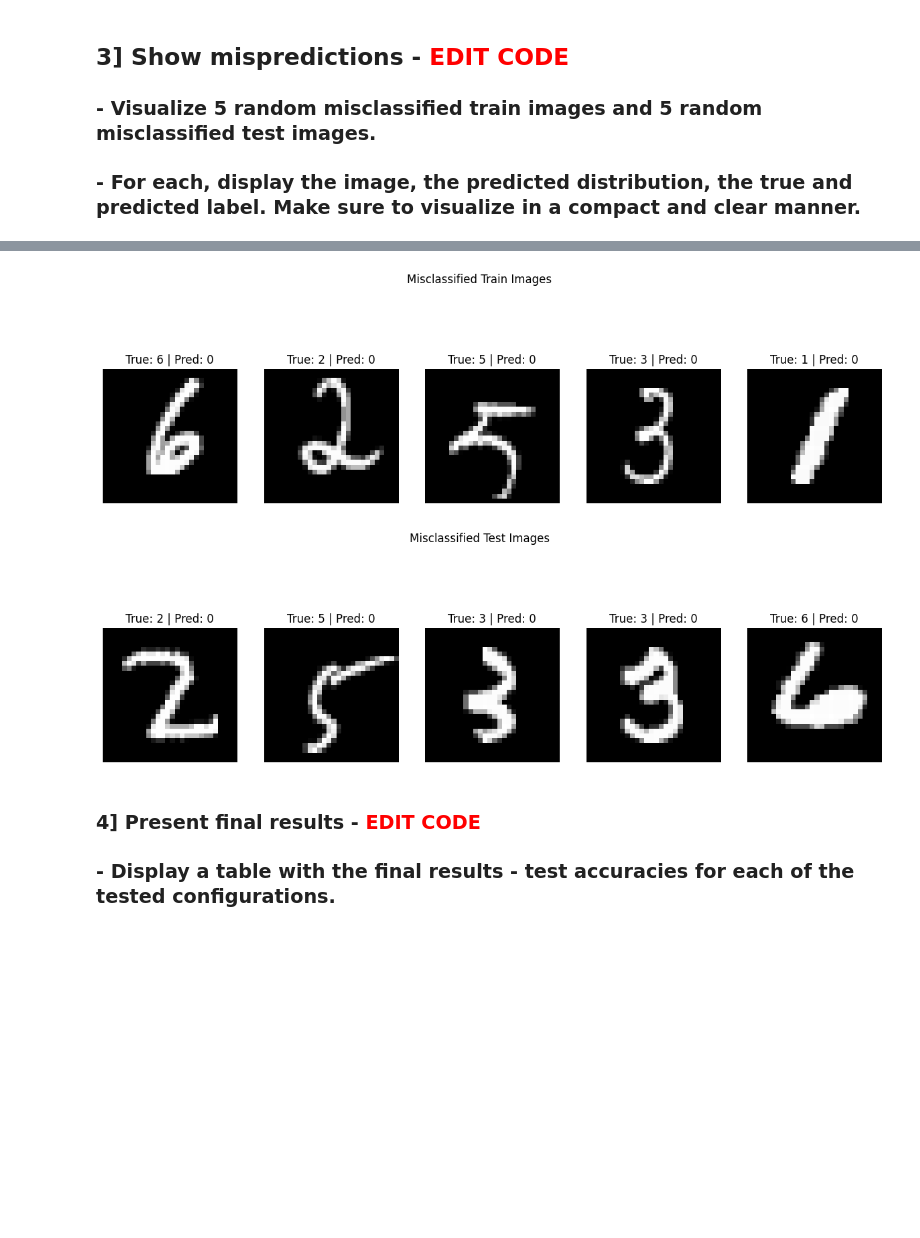
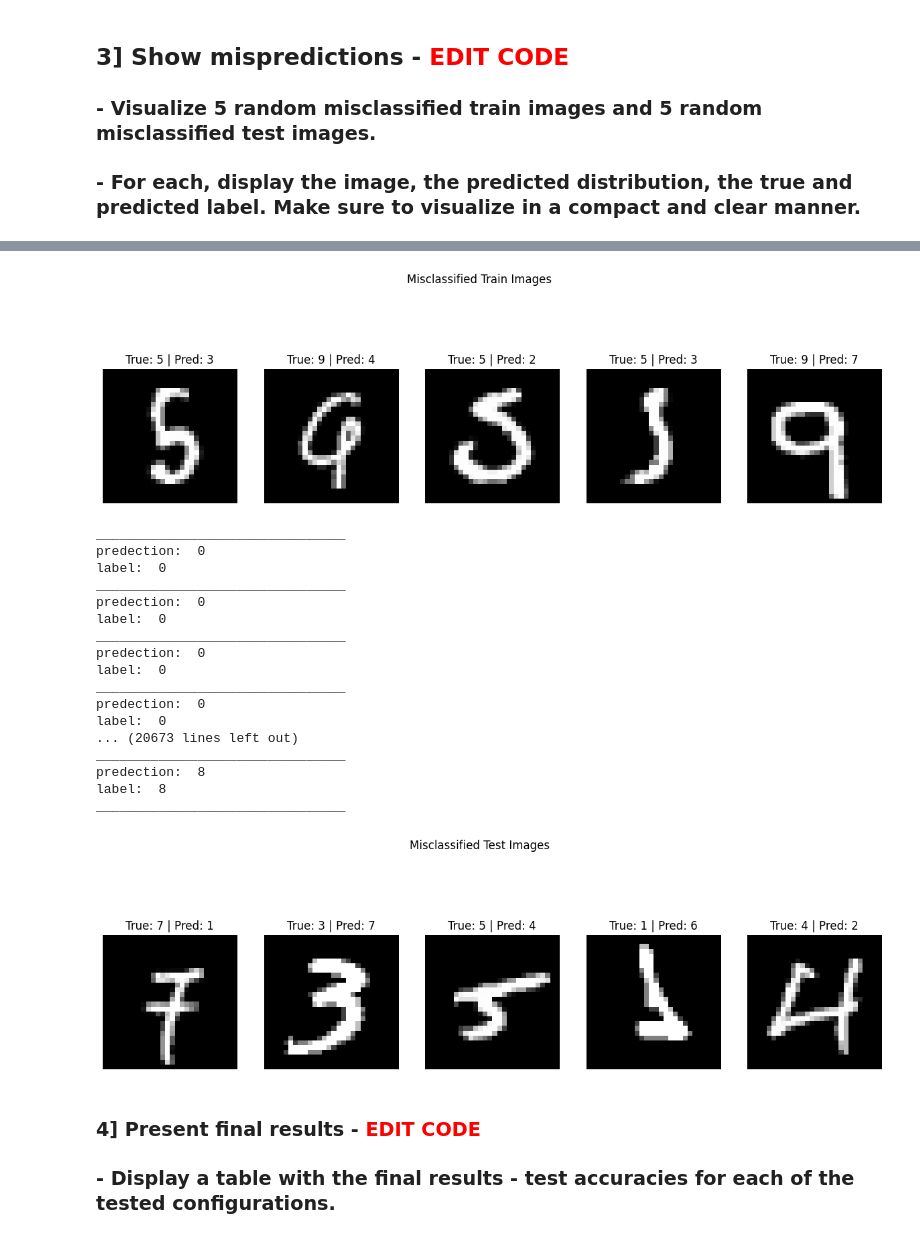
Before and after one commit to faisalomari/MNIST_logistic_regression, a Jupyter notebook: assignment_03.ipynb, the cells around one changed output, grey strips where cells are left out. Drawn from its saved outputs; the diff is of its cells as text; code cells hidden in the pictures; blank space fills up the shorter version.

```diff
--- a/assignment_03.ipynb
+++ b/assignment_03.ipynb
@@ -205,8 +205,9 @@ def layer_linear(input, weight):
 ## 8] softmax function - <font color='red'>EDIT CODE</font>
 # %%
 def activation_softmax(input):
-    e_input = np.exp(input - np.max(input, axis=1, keepdims=True))
-    return e_input / np.sum(e_input, axis=1, keepdims=True)
+    output = np.exp(input - np.max(input, axis=1, keepdims=True))
+    output = output / np.sum(output, axis=1, keepdims=True)
+    return output
 # %% [markdown]
 ## 9] compute prediction by the forward propagation of the neural network - <font color='red'>EDIT CODE</font>
 # %%
@@ -587,29 +581,21 @@ plot_curve2(test_accuracy_weight_decay[0], 'weight-decay = 0.001', test_accuracy
 ### - For each, display the image, the predicted distribution, the true and predicted label. Make sure to visualize in a compact and clear manner.
 # %%
 import random
-
-# Function to compute the predicted label
-def compute_prediction(data, weight):
-    # Your implementation of the prediction function
-    pass
-
-#TODO check the implementation
-
 
 # Visualize misclassified train images
 train_mispredictions = []
 train_mispred_labels = []
 train_true_labels = []
 
+data  = vector_x_train_bias
+label = y_train
+predictions = compute_prediction(data, weight)
+
 for i in range(len(vector_x_train)):
-    data = vector_x_train[i]
-    label = y_train[i]
-    prediction = compute_prediction(data, weight)
-
-    if np.argmax(prediction) != np.argmax(label):
-        train_mispredictions.append(data)
-        train_mispred_labels.append(np.argmax(prediction))
-        train_true_labels.append(np.argmax(label))
+    if predictions[i] != np.argmax(label[i]):
+        train_mispredictions.append(data[i])
+        train_mispred_labels.append(predictions[i])
+        train_true_labels.append(np.argmax(label[i]))
 
 # Select 5 random misclassified train images
 train_indices = random.sample(range(len(train_mispredictions)), 5)
@@ -618,7 +604,7 @@ train_indices = random.sample(range(len(train_mispredictions)), 5)
 plt.figure(figsize=(15, 5))
 for i, index in enumerate(train_indices):
     plt.subplot(1, 5, i+1)
-    plt.imshow(train_mispredictions[index].reshape((28, 28)), cmap='gray')
+    plt.imshow(train_mispredictions[index][:-1].reshape((28, 28)), cmap='gray')
     plt.title("True: {} | Pred: {}".format(train_true_labels[index], train_mispred_labels[index]))
     plt.axis('off')
 plt.suptitle("Misclassified Train Images")
@@ -629,15 +615,15 @@ test_mispredictions = []
 test_mispred_labels = []
 test_true_labels = []
 
+data  = vector_x_test_bias
+label = y_test
+predictions = compute_prediction(data, weight)
+
 for i in range(len(vector_x_test)):
-    data = vector_x_test[i]
-    label = y_test[i]
-    prediction = compute_prediction(data, weight)
-
-    if np.argmax(prediction) != np.argmax(label):
-        test_mispredictions.append(data)
-        test_mispred_labels.append(np.argmax(prediction))
-        test_true_labels.append(np.argmax(label))
+    if predictions[i] != np.argmax(label[i]):
+        test_mispredictions.append(data[i])
+        test_mispred_labels.append(predictions[i])
+        test_true_labels.append(np.argmax(label[i]))
 
 # Select 5 random misclassified test images
 test_indices = random.sample(range(len(test_mispredictions)), 5)
@@ -646,7 +632,7 @@ test_indices = random.sample(range(len(test_mispredictions)), 5)
 plt.figure(figsize=(15, 5))
 for i, index in enumerate(test_indices):
     plt.subplot(1, 5, i+1)
-    plt.imshow(test_mispredictions[index].reshape((28, 28)), cmap='gray')
+    plt.imshow(test_mispredictions[index][:-1].reshape((28, 28)), cmap='gray')
     plt.title("True: {} | Pred: {}".format(test_true_labels[index], test_mispred_labels[index]))
     plt.axis('off')
 plt.suptitle("Misclassified Test Images")
@@ -655,5 +658,22 @@ plt.show()
-[figure, old version]
+[figure, new version]
+________________________________
+predection:  0
+label:  0
+________________________________
+predection:  0
+label:  0
+________________________________
+predection:  0
+label:  0
+________________________________
+predection:  0
+label:  0
+... (20673 lines left out)
+________________________________
+predection:  8
+label:  8
+________________________________
-[figure, old version]
+[figure, new version]
 # %% [markdown]
 ### 4] Present final results  - <font color='red'>EDIT CODE</font>
 ### - Display a table with the final results - test accuracies for each of the tested configurations.
```
Also changed, not shown: parts of 11 cells of this notebook.
